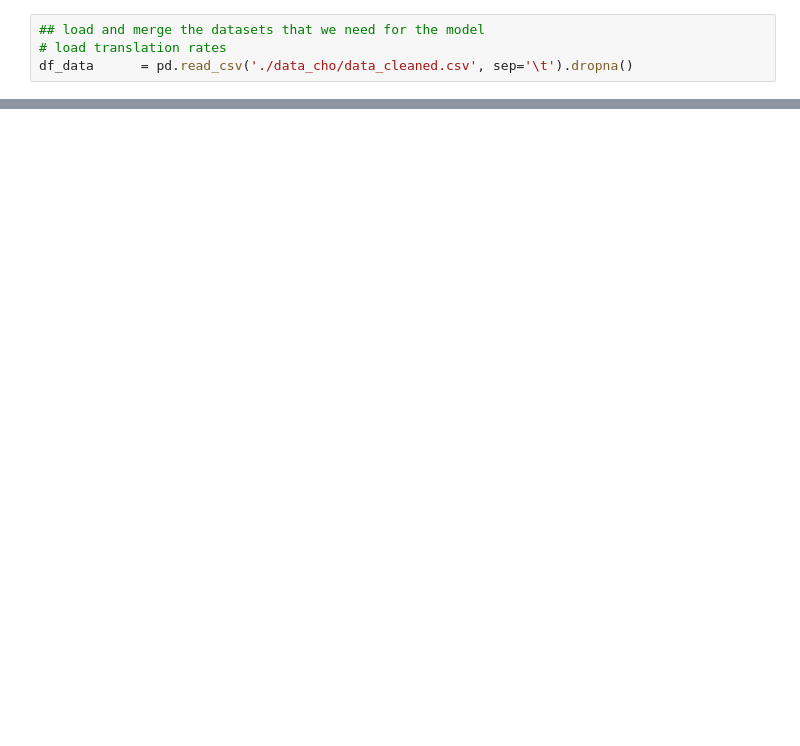
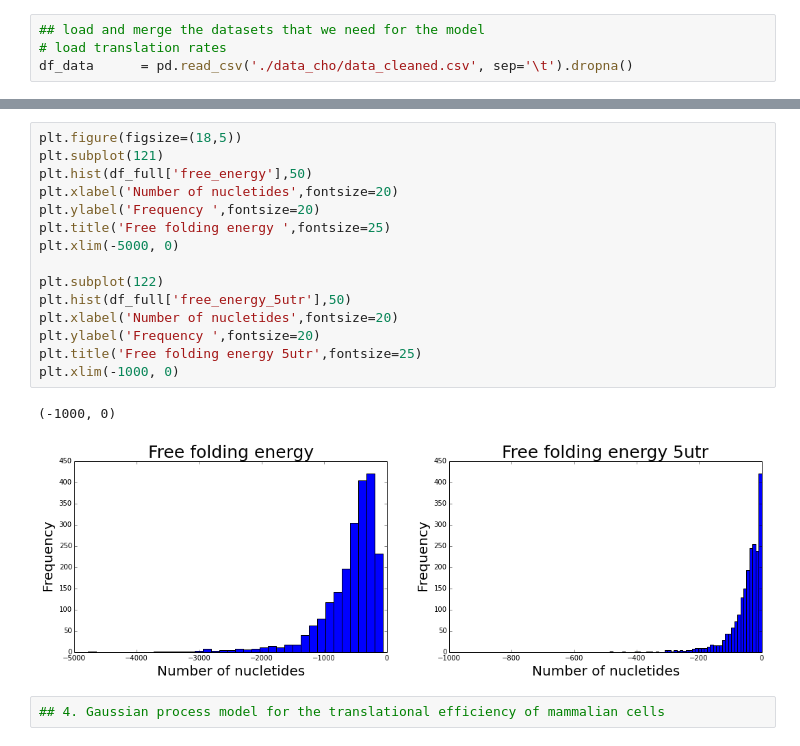
Before and after one commit to SheffieldML/GenePy, a Jupyter notebook: cho/model_cho.ipynb, the cells around one changed output, grey strips where cells are left out. Cells and saved outputs as stored; diff of their text form; blank space fills up the shorter version.

```diff
--- a/cho/model_cho.ipynb
+++ b/cho/model_cho.ipynb
@@ -64,0 +143,20 @@ df_data
+# %%
+plt.figure(figsize=(18,5))
+plt.subplot(121)
+plt.hist(df_full['free_energy'],50)
+plt.xlabel('Number of nucletides',fontsize=20)
+plt.ylabel('Frequency ',fontsize=20)
+plt.title('Free folding energy ',fontsize=25)
+plt.xlim(-5000, 0)
+
+plt.subplot(122)
+plt.hist(df_full['free_energy_5utr'],50)
+plt.xlabel('Number of nucletides',fontsize=20)
+plt.ylabel('Frequency ',fontsize=20)
+plt.title('Free folding energy 5utr',fontsize=25)
+plt.xlim(-1000, 0)
+# %% [output]
+(-1000, 0)
+[figure, added]
+# %%
+## 4. Gaussian process model for the translational efficiency of mammalian cells
```
Also changed, not shown: parts of 18 cells of this notebook, 16 other files.
